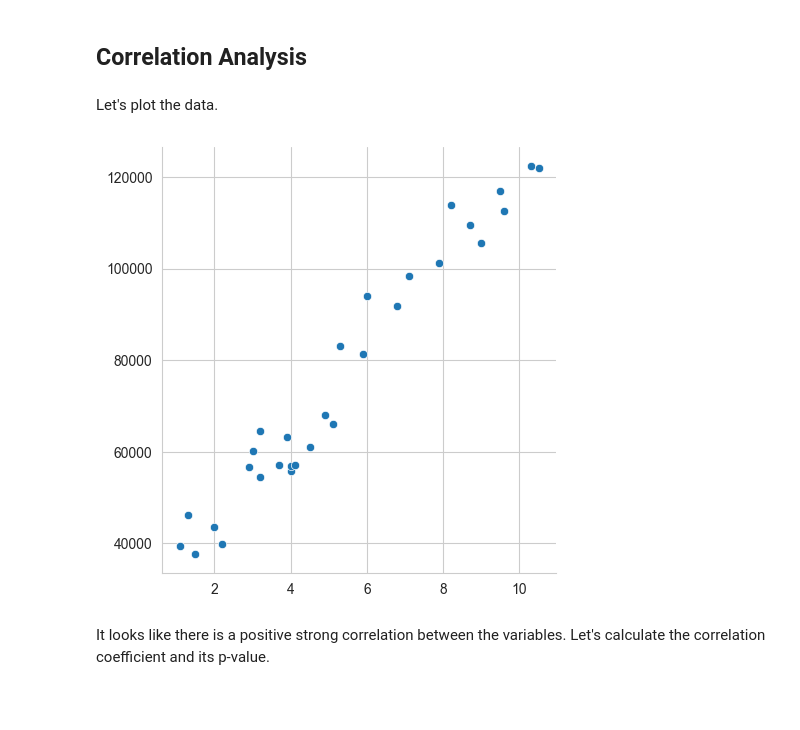
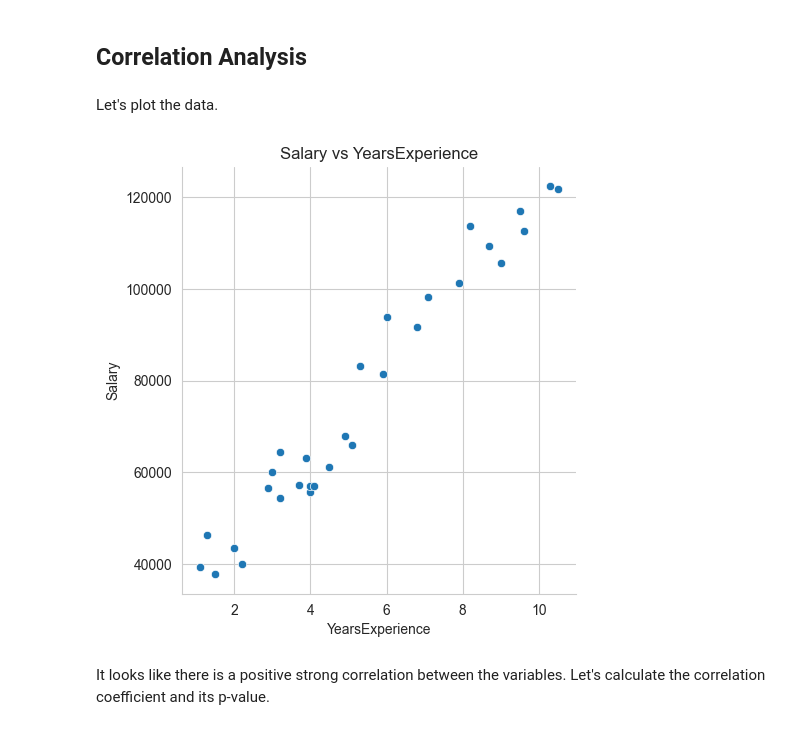
Before and after one commit to Goliath-Research/Computational-Statistics, a Jupyter notebook: 05-Forecasting/04-SimpleLinearReg.ipynb, the cells around one changed output. Drawn from its saved outputs; the diff is of its cells as text; code cells hidden in the pictures; blank space fills up the shorter version.

```diff
--- a/05-Forecasting/04-SimpleLinearReg.ipynb
+++ b/05-Forecasting/04-SimpleLinearReg.ipynb
@@ -29,15 +29,15 @@ df.head()
 | 4 | 2.2 | 39891 |
 # %% [markdown]
 ## Correlation Analysis
+# %% [markdown]
+Let's plot the data.
+# %%
+sns.relplot(data=df, x='YearsExperience', y='Salary').set(title='Salary vs YearsExperience');
+# %% [output]
+[figure, added]
 # %%
 x = np.array(df.YearsExperience)
 y = np.array(df.Salary)
-# %% [markdown]
-Let's plot the data.
-# %%
-sns.relplot(data=df, x=x, y=y);
-# %% [output]
-[figure, removed]
 # %% [markdown]
 It looks like there is a positive strong correlation between the variables. Let's calculate the correlation coefficient and its p-value.
 # %%
```
Also changed, not shown: parts of 4 cells of this notebook.
